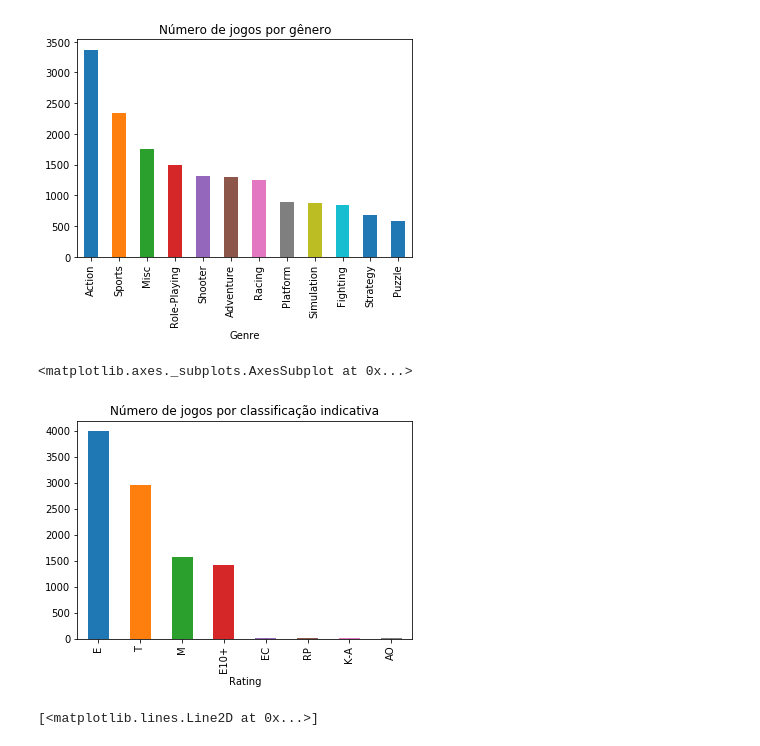
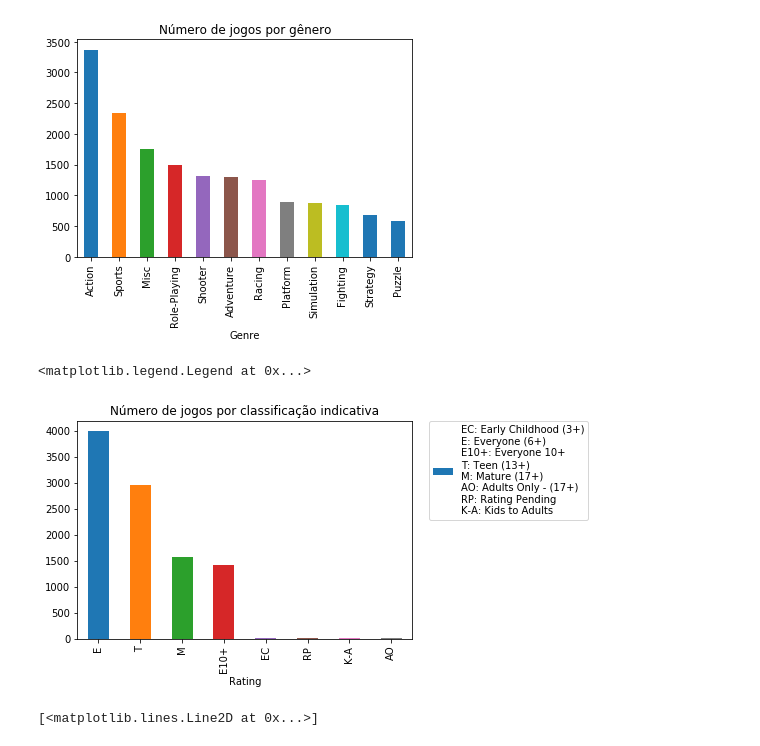
Before and after one commit to helenapato/ProjetoFinal_ICD_201901, a Jupyter notebook: NotebookProjetoFinalVideoGames.ipynb, the cells around one changed output. Cells and saved outputs as stored; diff of their text form; code cells hidden in the pictures.

```diff
--- a/NotebookProjetoFinalVideoGames.ipynb
+++ b/NotebookProjetoFinalVideoGames.ipynb
@@ -53,13 +69,14 @@ df1.plot.bar()
 # %%
 df1 = df.copy()
 df1 = df1.groupby(['Rating']).count()
 df1 = df1['Name']
 df1 = df1.sort_values(ascending=False)
 plt.title('Número de jogos por classificação indicativa')
-df1.plot.bar()
+df1.plot.bar(label='EC: Early Childhood (3+)\nE: Everyone (6+)\nE10+: Everyone 10+\nT: Teen (13+)\nM: Mature (17+)\nAO: Adults Only - (17+)\nRP: Rating Pending\nK-A: Kids to Adults')
+plt.legend(bbox_to_anchor=(1.05, 1), loc='upper left', borderaxespad=0.)
 # %% [output]
-<matplotlib.axes._subplots.AxesSubplot at 0x...>
+<matplotlib.legend.Legend at 0x...>
-[figure, old version]
+[figure, new version]
 # %%
 df1 = df.copy()
 d = ['Year_of_Release', 'Global_Sales']
```
Also changed, not shown: parts of 13 cells of this notebook.
